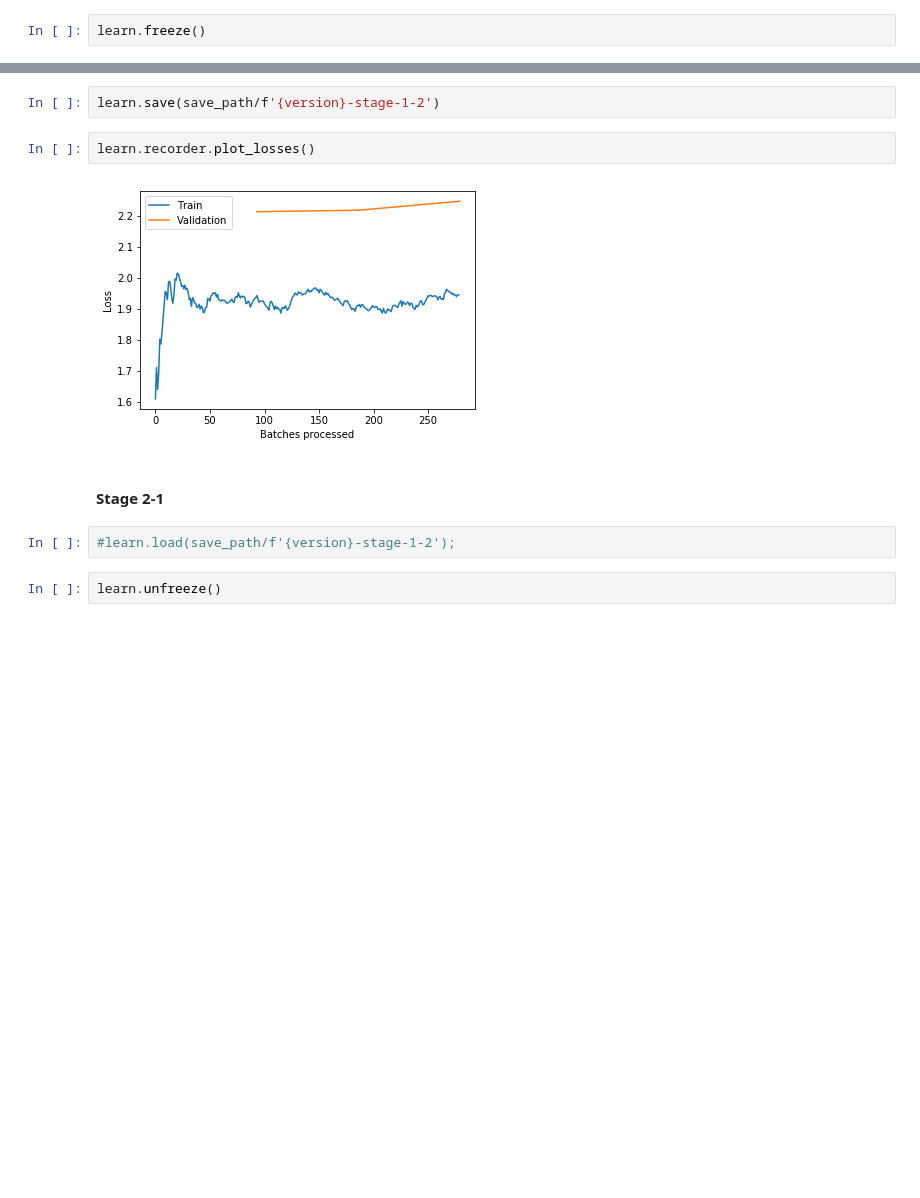
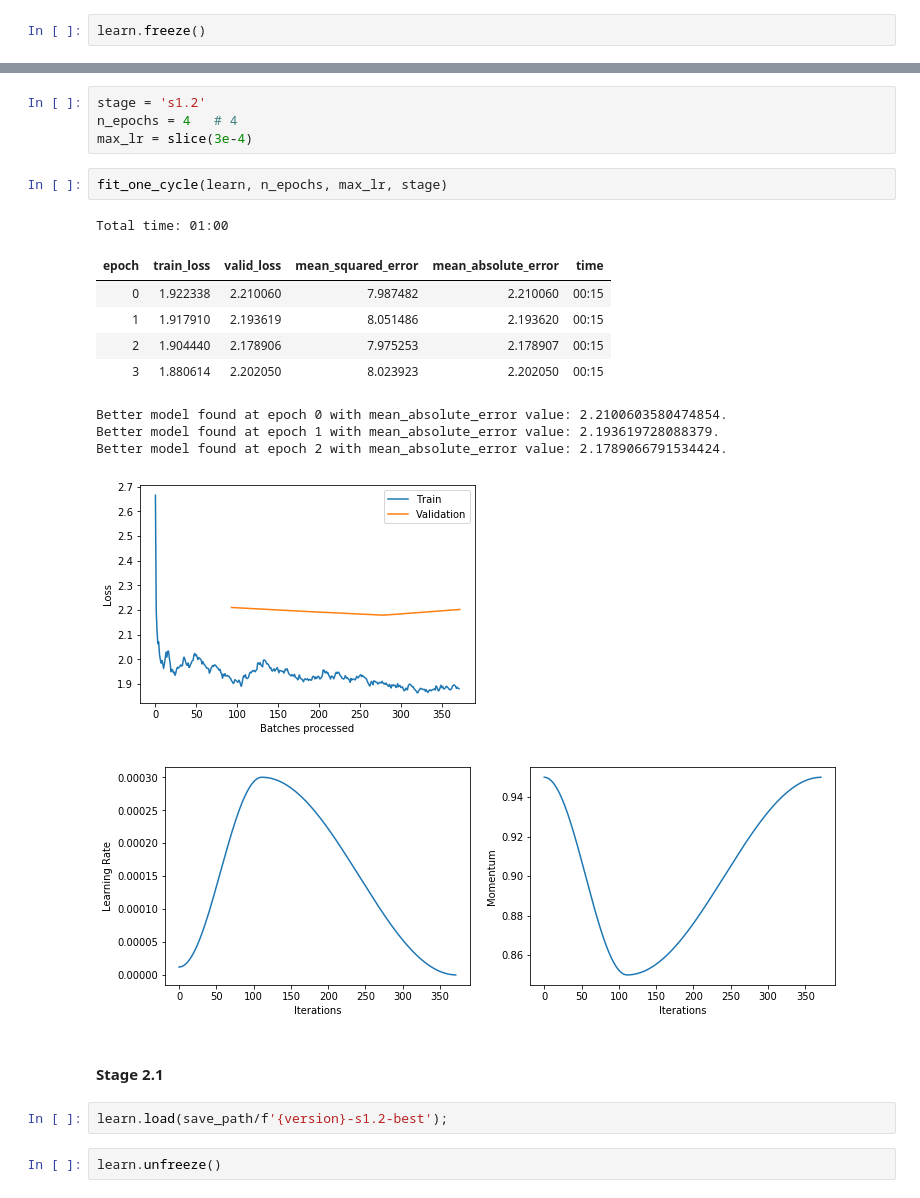
Before and after one commit to danielnbarbosa/kaggle_earthquake, a Jupyter notebook: train_v6.ipynb, the cells around one changed output, grey strips where cells are left out. Saved outputs shown, nothing was run; the diff lists cells and outputs as text; blank space fills up the shorter version.

```diff
--- a/train_v6.ipynb
+++ b/train_v6.ipynb
@@ -291,12 +311,24 @@ Total time: 00:44
+# %%
+stage = 's1.2'
+n_epochs = 4   # 4
+max_lr = slice(3e-4)
+# %%
+fit_one_cycle(learn, n_epochs, max_lr, stage)
+# %% [output]
+Total time: 01:00
+| epoch | train_loss | valid_loss | mean_squared_error | mean_absolute_error | time |
+| 0 | 1.922338 | 2.210060 | 7.987482 | 2.210060 | 00:15 |
+| 1 | 1.917910 | 2.193619 | 8.051486 | 2.193620 | 00:15 |
+| 2 | 1.904440 | 2.178906 | 7.975253 | 2.178907 | 00:15 |
+| 3 | 1.880614 | 2.202050 | 8.023923 | 2.202050 | 00:15 |
+Better model found at epoch 0 with mean_absolute_error value: 2.2100603580474854.
+Better model found at epoch 1 with mean_absolute_error value: 2.193619728088379.
+Better model found at epoch 2 with mean_absolute_error value: 2.1789066791534424.
+[figure, added]
+[figure, added]
+# %% [markdown]
+#### Stage 2.1
 # %%
-learn.save(save_path/f'{version}-stage-1-2')
+learn.load(save_path/f'{version}-s1.2-best');
-# %%
-learn.recorder.plot_losses()
-# %% [output]
-[figure, removed]
-# %% [markdown]
-#### Stage 2-1
-# %%
-#learn.load(save_path/f'{version}-stage-1-2');
 # %%
 learn.unfreeze()
```
Also changed, not shown: parts of 37 cells of this notebook, 2 other files.
